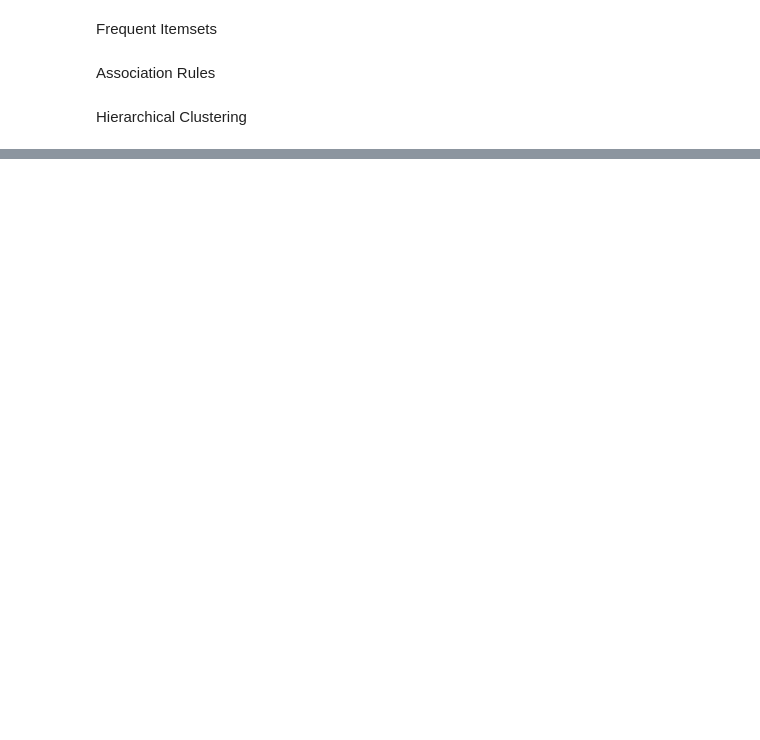
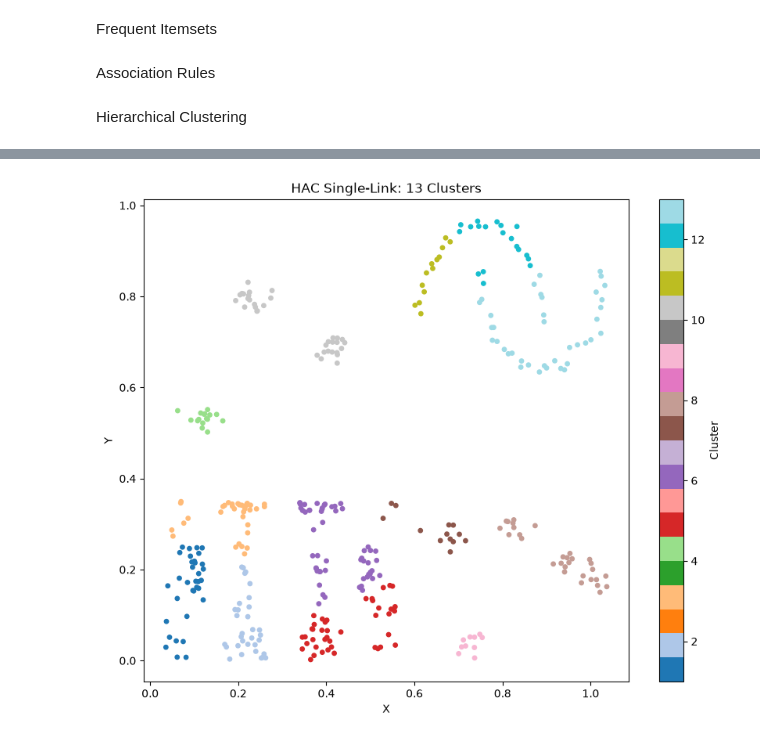
Before and after one commit to dburkhart07/CS-6220, a Jupyter notebook: homework4/homework4.ipynb, the cells around one changed output, grey strips where cells are left out. Saved outputs shown, nothing was run; the diff lists cells and outputs as text; code cells hidden in the pictures; blank space fills up the shorter version.

```diff
--- a/homework4/homework4.ipynb
+++ b/homework4/homework4.ipynb
@@ -150,0 +310,17 @@ Hierarchical Clustering
+# %%
+from scipy.cluster.hierarchy import fcluster
+
+# Cut the dendrogram to get 13 clusters
+num_clusters = 13
+labels = fcluster(linkage_matrix, t=num_clusters, criterion='maxclust')
+
+# Plot color-coded scatter
+plt.figure(figsize=(10, 8))
+scatter = plt.scatter(xs, ys, c=labels, cmap='tab20', s=15)
+plt.colorbar(scatter, label='Cluster')
+plt.xlabel('X')
+plt.ylabel('Y')
+plt.title(f'HAC Single-Link: {num_clusters} Clusters')
+plt.show()
+# %% [output]
+[figure, added]
```
Also changed, not shown: parts of 8 cells of this notebook, 1 other file.
